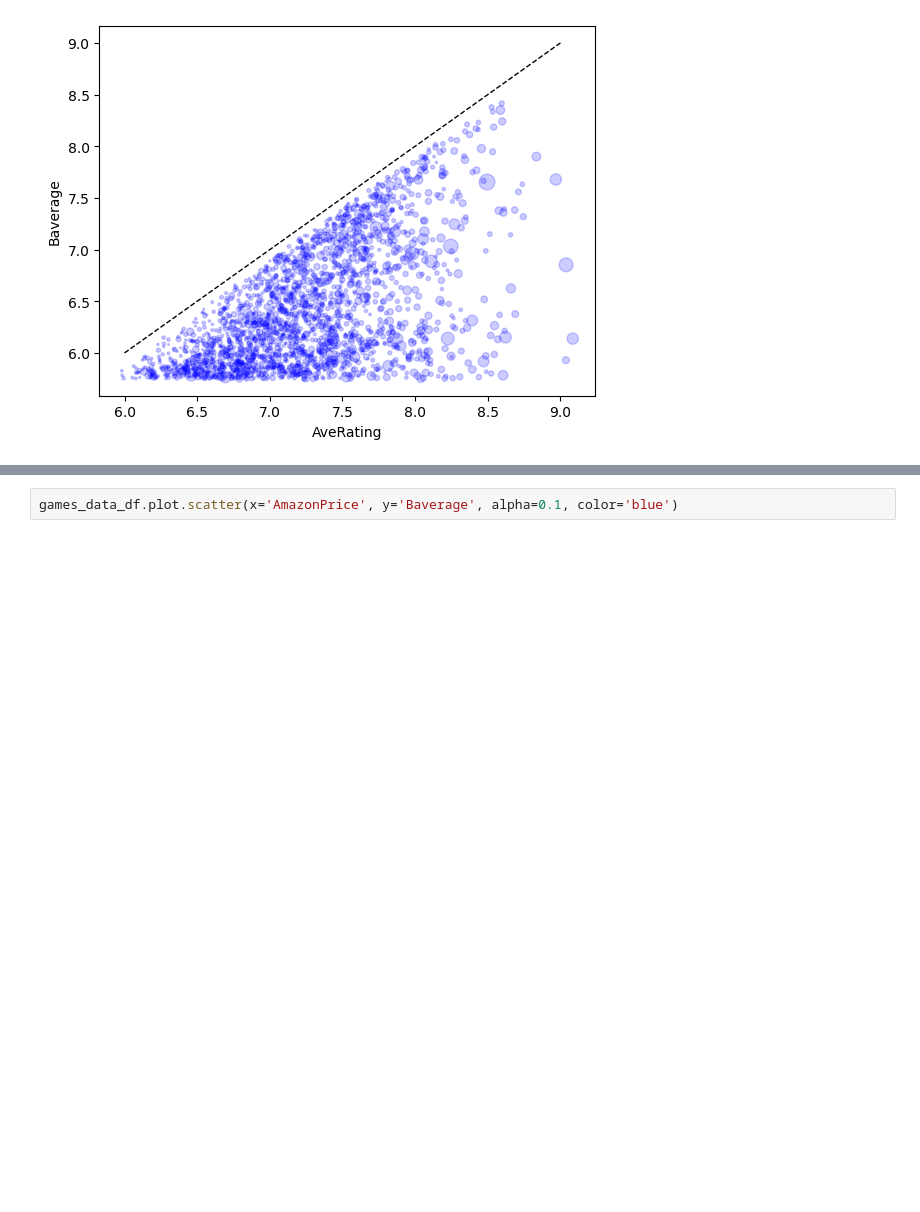
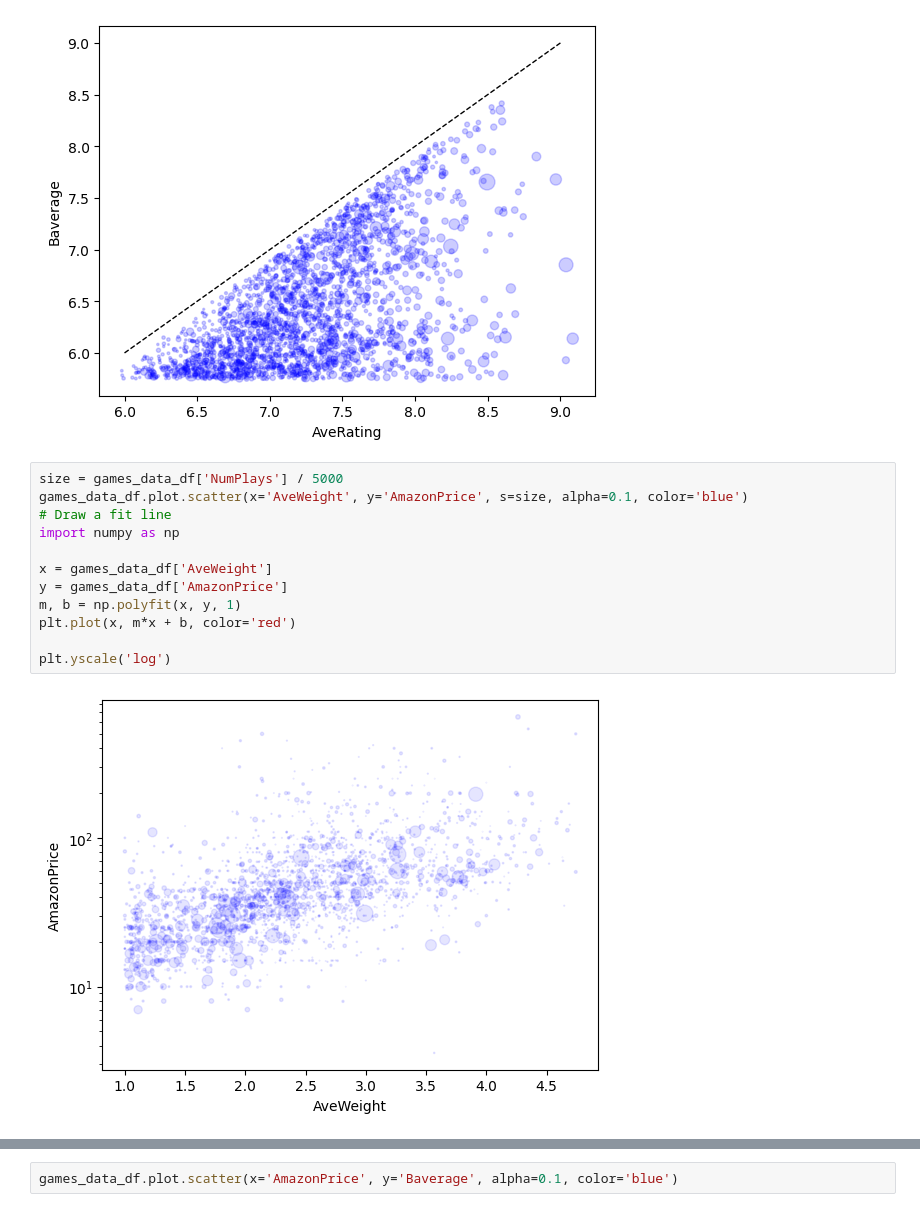
Before and after one commit to manuelarcer/bgg, a Jupyter notebook: bgg_scraper_v2.ipynb, the cells around one changed output, grey strips where cells are left out. Saved outputs shown, nothing was run; the diff lists cells and outputs as text; blank space fills up the shorter version.

```diff
--- a/bgg_scraper_v2.ipynb
+++ b/bgg_scraper_v2.ipynb
@@ -304,3 +317,17 @@ plt.plot([6, 9], [6, 9], color='black', linewidth=1, linestyle='--')
 plt.show()
 # %% [output]
 [figure]
+# %%
+size = games_data_df['NumPlays'] / 5000
+games_data_df.plot.scatter(x='AveWeight', y='AmazonPrice', s=size, alpha=0.1, color='blue')
+# Draw a fit line
+import numpy as np
+
+x = games_data_df['AveWeight']
+y = games_data_df['AmazonPrice']
+m, b = np.polyfit(x, y, 1)
+plt.plot(x, m*x + b, color='red')
+
+plt.yscale('log')
+# %% [output]
+[figure, added]
```
Also changed, not shown: parts of 41 cells of this notebook, 32 other files.
